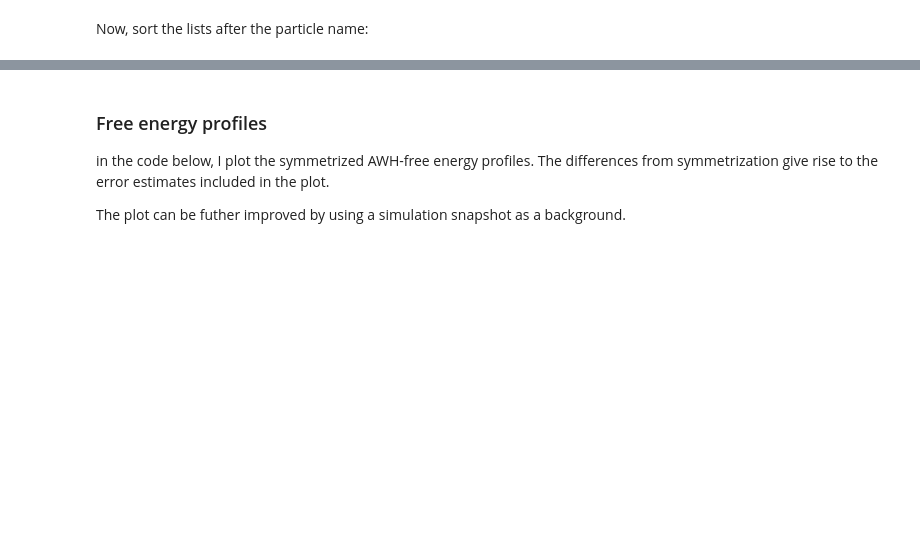
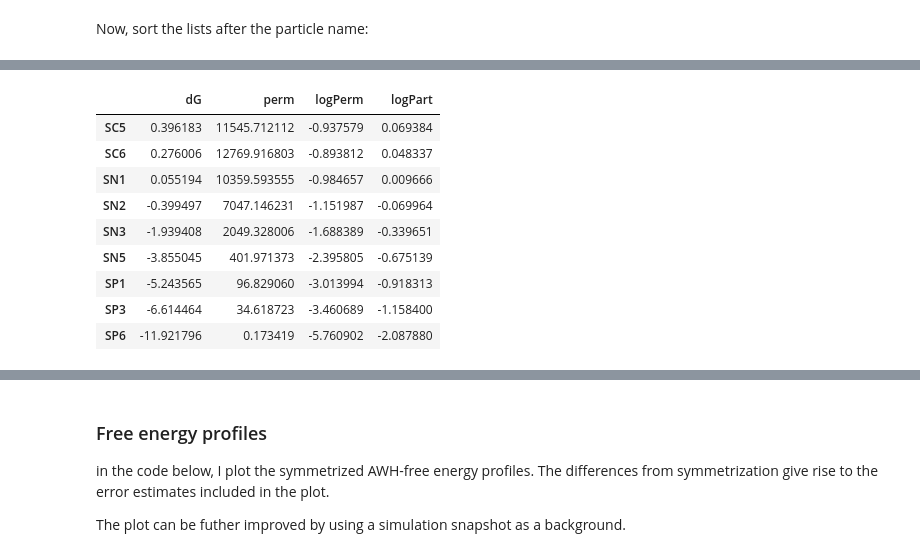
Before and after one commit to jmelcr/permeability, a Jupyter notebook: martini3/cholesterol00p_PC_variousTails_sims/saturation_DPPC-POPC_titration/perm_particle_EOLS/dopc-unsat_0-169_d_100/plot_awh_fric_profiles.ipynb, the cells around one changed output, grey strips where cells are left out. Drawn from its saved outputs; the diff is of its cells as text; code cells hidden in the pictures; blank space fills up the shorter version.

```diff
--- a/martini3/cholesterol00p_PC_variousTails_sims/saturation_DPPC-POPC_titration/perm_particle_EOLS/dopc-unsat_0-169_d_100/plot_awh_fric_profiles.ipynb
+++ b/martini3/cholesterol00p_PC_variousTails_sims/saturation_DPPC-POPC_titration/perm_particle_EOLS/dopc-unsat_0-169_d_100/plot_awh_fric_profiles.ipynb
@@ -494,3 +494,9 @@ Sim in dir ./sim2_awh_fluid_AWHk2k_pull10k_linear_N5
 Now, sort the lists after the particle name:
 # %%
 sims.sort(key=lambda s: s.pname)
+# %%
+records = {}
+for s in sims:
+    if s.pname.startswith("S"):
+        records[s.pname] = (s.dg, s.perm)
+print(records)
@@ -496,0 +513,3 @@ sims.sort(key=lambda s: s.pname)
+# %%
+df = pd.DataFrame.from_dict(records, orient='index', columns=['dG', 'perm'])
+display(df)
@@ -496,0 +527,3 @@ sims.sort(key=lambda s: s.pname)
+# %%
+# correct for the sign of the delta-G (negative for hydrophilic compounds)
+df['dG'].loc["SN2":] = df['dG'].loc["SN2":].multiply(-1)
@@ -496,0 +534,13 @@ sims.sort(key=lambda s: s.pname)
+# %%
+display(df)
+# %% [output]
+|  | dG | perm | logPerm | logPart |
+| SC5 | 0.396183 | 11545.712112 | -0.937579 | 0.069384 |
+| SC6 | 0.276006 | 12769.916803 | -0.893812 | 0.048337 |
+| SN1 | 0.055194 | 10359.593555 | -0.984657 | 0.009666 |
+| SN2 | -0.399497 | 7047.146231 | -1.151987 | -0.069964 |
+| SN3 | -1.939408 | 2049.328006 | -1.688389 | -0.339651 |
+| SN5 | -3.855045 | 401.971373 | -2.395805 | -0.675139 |
+| SP1 | -5.243565 | 96.829060 | -3.013994 | -0.918313 |
+| SP3 | -6.614464 | 34.618723 | -3.460689 | -1.158400 |
+| SP6 | -11.921796 | 0.173419 | -5.760902 | -2.087880 |
```
Also changed, not shown: parts of 12 cells of this notebook, 1 other file.
